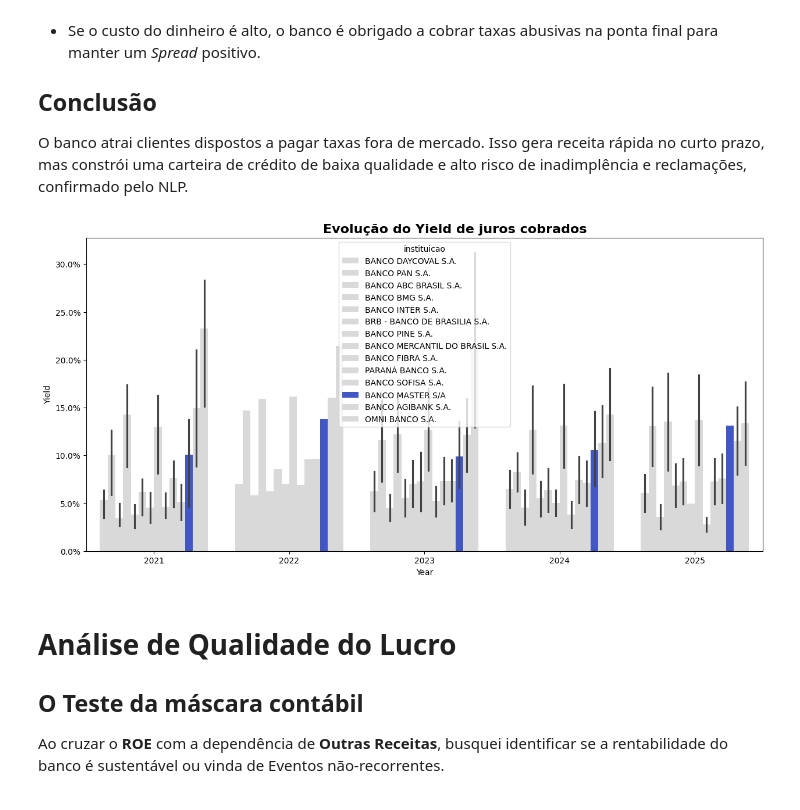
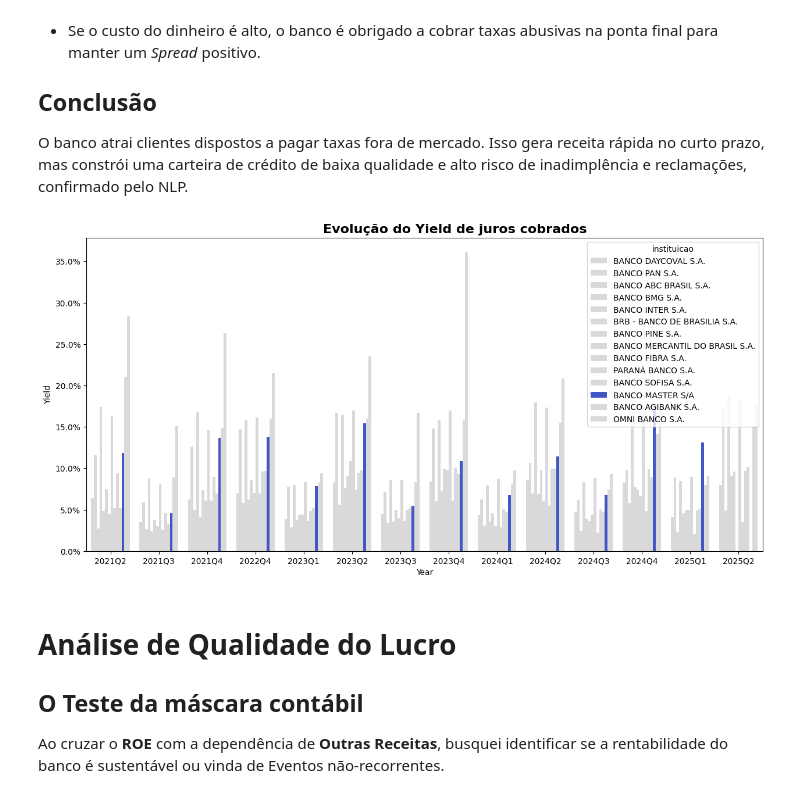
Before and after one commit to ThiagoPBorges/Banco-Master-Analise, a Jupyter notebook: notebook/03_eda.ipynb, the cells around one changed output. Drawn from its saved outputs; the diff is of its cells as text; code cells hidden in the pictures.

```diff
--- a/notebook/03_feature_engineering.ipynb
+++ b/notebook/03_eda.ipynb
@@ -15,8 +17,6 @@ pd.set_option('display.float_format', '{:,.2f}'.format)
 # %% [markdown]
 # Criação de novas Features
 # %%
-df_analitico = pd.read_parquet(os.path.join(caminho_gold, "df_gold.parquet"))
-
 # --- RENTABILIDADE ---
 # ROE (Return on Equity)
 df_analitico['kpi_roe'] = df_analitico['lucro_liquido'] / df_analitico['patrimonio_liquido']
@@ -39,7 +39,7 @@ df_analitico['tamanho_log'] = np.log10(df_analitico['ativo_total'])
 df_analitico['yield_carteira'] = df_analitico['Rendas de Operações de Crédito (c)'] / df_analitico['carteira_credito']
 df_analitico['yield_carteira'] = df_analitico['yield_carteira'].replace([np.inf, -np.inf], np.nan)
 
-df_analitico['custo_funding'] = df_analitico['Despesa de Juros com Captações (g1)'].abs()
+df_analitico['custo_funding'] = (df_analitico['Despesa_Captacao_Total'] * -1) / df_analitico['captacoes']
 # Custo Implícito = Quanto pagou de juros / Quanto tinha de dívida
 df_analitico['taxa_funding_implicita'] = df_analitico['custo_funding'] / df_analitico['captacoes']
 
@@ -294,30 +380,31 @@ O banco atrai clientes dispostos a pagar taxas fora de mercado. Isso gera receit
 # %%
 # Lógica para destacar o Banco Master na análise
 paleta_cores = {banco: "#2E48DA" if banco == banco_foco else '#d9d9d9' for banco in todos_bancos}
 
 df_analitico['Year'] = df_analitico['data_base'].dt.year
 
 df_bancos = df_analitico.loc[df_analitico['instituicao'].isin(bancos)].copy()
 
 plt.figure(figsize=(15,7))
 
 sns.barplot(
     data=df_bancos,
-    x='Year',
+    x='Trimestre',
     y='yield_carteira',
     hue='instituicao',
-    palette=paleta_cores
+    palette=paleta_cores,
+    errorbar=None
 )
 
 
 ax = plt.gca()
 plt.gca().yaxis.set_major_formatter(ticker.PercentFormatter(1.0))
 plt.title('Evolução do Yield de juros cobrados', fontsize=16, fontweight='bold', loc='left', x=0.35)
 plt.ylabel('Yield')
 plt.xlabel('Year')
 plt.show()
 # %% [output]
-[figure, old version]
+[figure, new version]
 # %% [markdown]
 # **Análise de Qualidade do Lucro**
 
```
Also changed, not shown: parts of 6 cells of this notebook, 7 other files.
